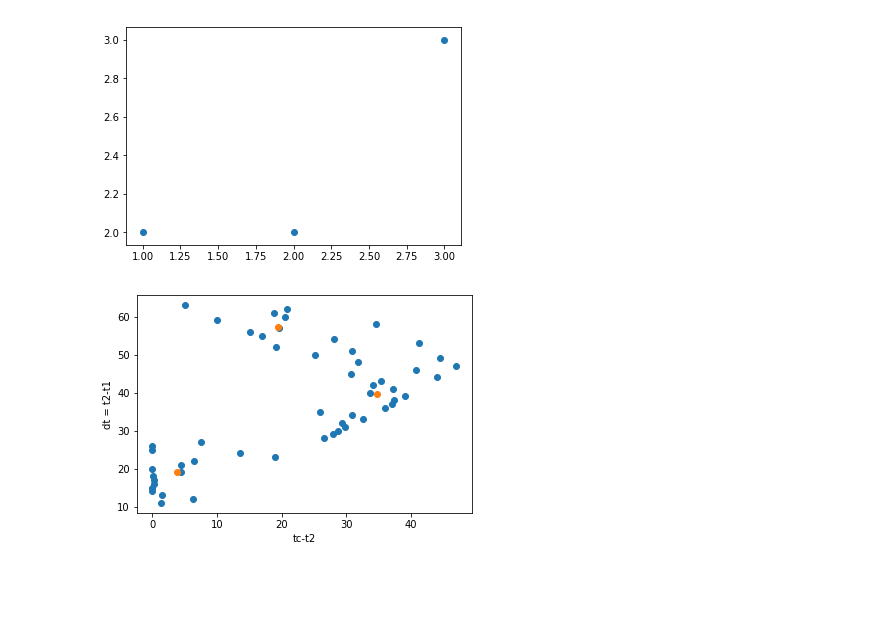
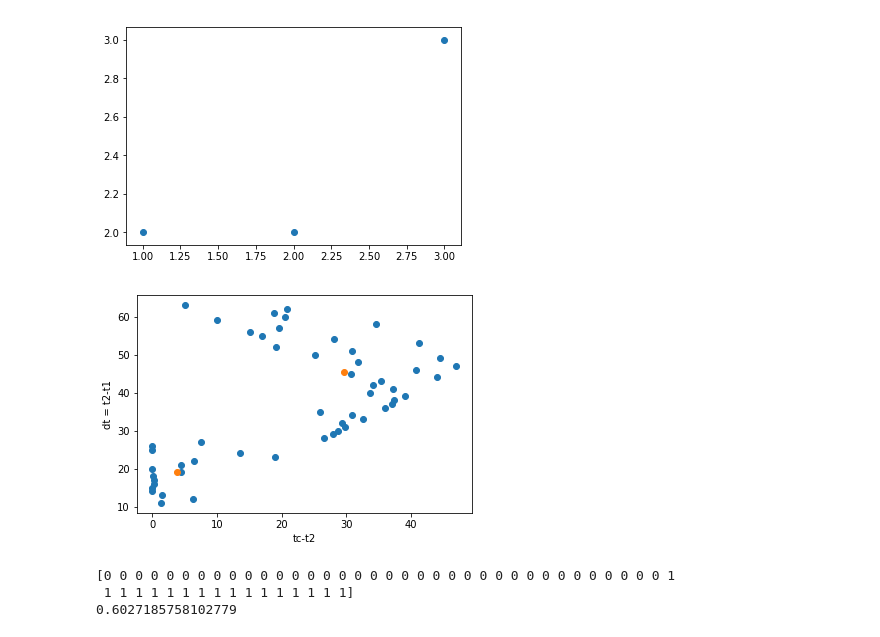
Before and after one commit to mbaddar/BTCWavelet, a Jupyter notebook: notebooks/log_returns.ipynb, the cells around one changed output. Cells and saved outputs as stored; diff of their text form; code cells hidden in the pictures; blank space fills up the shorter version.

Commit message:
Adding silhouette_score

```diff
--- a/notebooks/log_returns.ipynb
+++ b/notebooks/log_returns.ipynb
@@ -727,21 +727,27 @@ plt.scatter(*zip(*points) )
 [figure]
 # %%
 from sklearn.cluster import KMeans
-
+from sklearn.metrics import silhouette_score
 def cluster (points, n_clusters =3 ):
     kmeans = KMeans(init='k-means++', n_clusters= n_clusters, n_init=10).fit(points)
-    return kmeans.cluster_centers_
+    return kmeans.cluster_centers_, kmeans.labels_
 
 points = [
     (5.0098685338547, 63), (20.7802599466453, 62), (18.75965514595471, 61), (20.472155705907028, 60), (10.051575100875752, 59), (34.578603308054355, 58), (19.600720675150868, 57), (15.108608601049497, 56), (16.930847688854158, 55), (28.08146475978498, 54), (41.174897766545214, 53), (19.126342873675753, 52), (30.920684003898728, 51), (25.22412886299165, 50), (44.49010987516732, 49), (31.75017855278908, 48), (47.0, 47), (40.745476245572846, 46), (30.722687949613174, 45), (43.95217634992771, 44), (35.42181442522207,
 43), (34.0976424474206, 42), (37.15060380497333, 41), (33.638253437839396, 40), (39.0, 39), (37.36061531907025, 38), (37.0, 37),
 (36.0, 36), (25.917001800973864, 35), (30.841317105935687, 34), (32.573763119788964, 33), (29.291945441177845, 32), (29.864939219466066, 31), (28.707962350459354, 30), (27.88975788772406, 29), (26.551820627257413, 28), (7.628040506809143, 27), (0.0, 26), (0.0, 25), (13.506702542930753, 24), (19.001105965225435, 23), (6.421409175557994, 22), (4.528575585278258, 21), (0.0, 20), (4.419196858978779, 19), (0.16299310968722125, 18), (0.29995192266069637, 17), (0.2781677467217989, 16), (0.0033994097923120137, 15), (0.04085218809686708, 14), (1.5640500860308855, 13), (6.350871654830989, 12), (1.301847557776732, 11)
 ]
 
 plt.scatter( *zip( *points) )
 plt.gca().set_xlabel('tc-t2')
 plt.gca().set_ylabel('dt = t2-t1')
-plt.scatter( *zip( *cluster(points)) )
+clusters, labels = cluster(points, 2)
+plt.scatter( *zip( *clusters ))
 plt.show(block=True)
+print(labels)
+print( silhouette_score(points, labels) )
 # %% [output]
-[figure, old version]
+[figure, new version]
+[0 0 0 0 0 0 0 0 0 0 0 0 0 0 0 0 0 0 0 0 0 0 0 0 0 0 0 0 0 0 0 0 0 0 0 0 1
+ 1 1 1 1 1 1 1 1 1 1 1 1 1 1 1 1]
+0.6027185758102779
```
Also changed, not shown: 1 other file.
